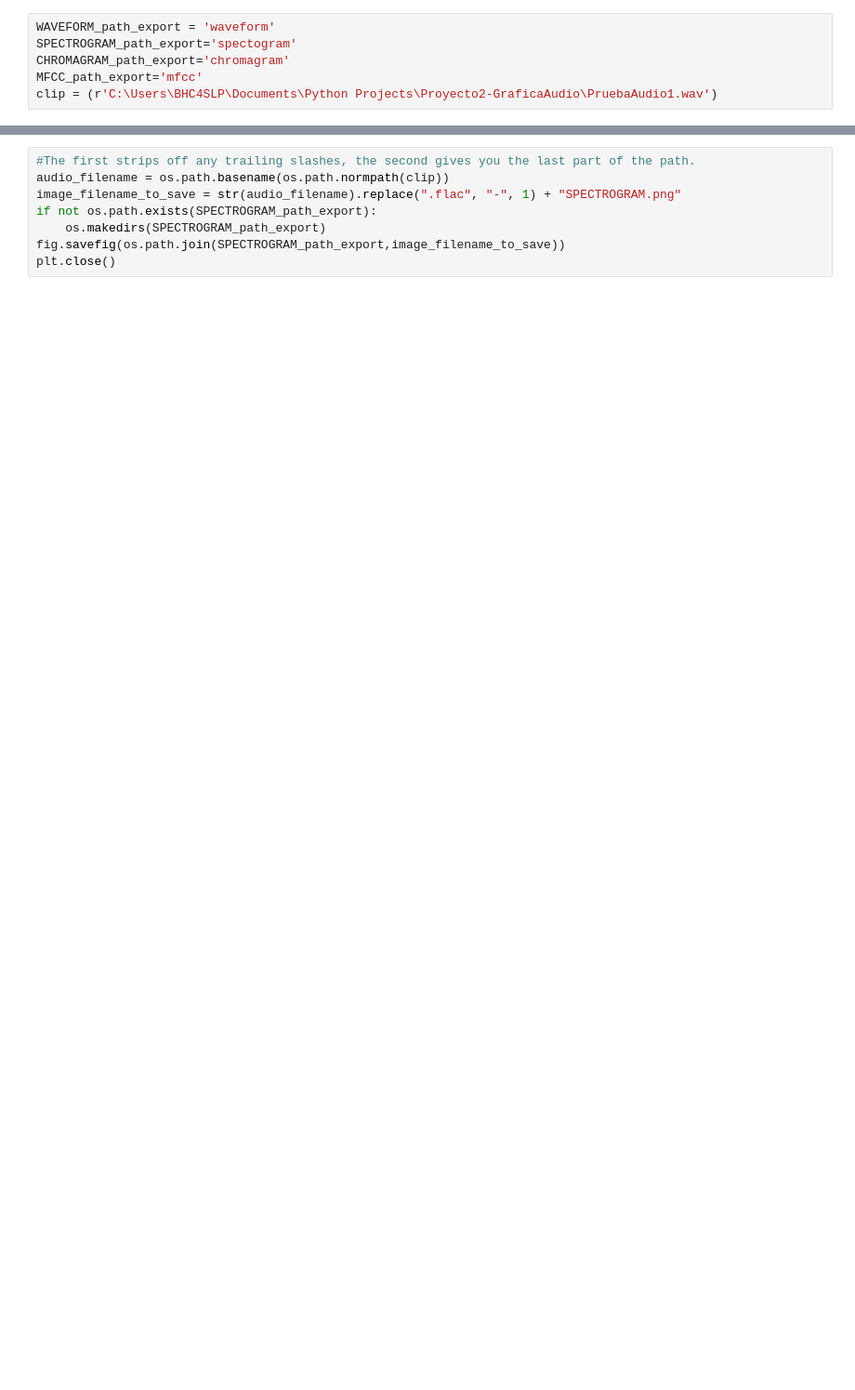
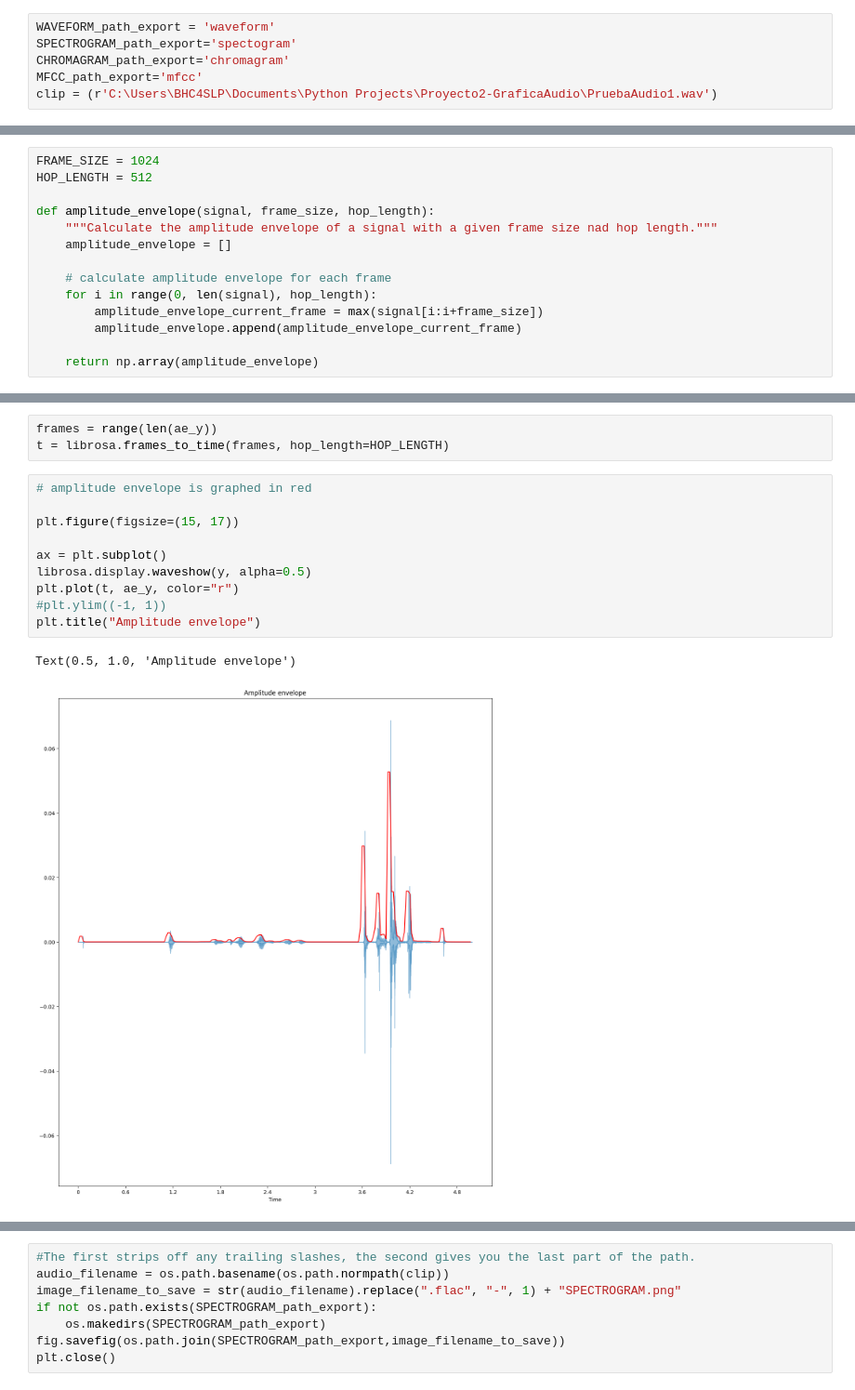
Before and after one commit to batres311/GraficaAudio, a Jupyter notebook: LibrosaGraficas.ipynb, the cells around one changed output, grey strips where cells are left out. Shown: that part at 93% size. Cells and saved outputs as stored; diff of their text form; blank space fills up the shorter version.

```diff
--- a/LibrosaGraficas.ipynb
+++ b/LibrosaGraficas.ipynb
@@ -32,0 +63,14 @@ plt.close()
+# %%
+FRAME_SIZE = 1024
+HOP_LENGTH = 512
+
+def amplitude_envelope(signal, frame_size, hop_length):
+    """Calculate the amplitude envelope of a signal with a given frame size nad hop length."""
+    amplitude_envelope = []
+
+    # calculate amplitude envelope for each frame
+    for i in range(0, len(signal), hop_length):
+        amplitude_envelope_current_frame = max(signal[i:i+frame_size])
+        amplitude_envelope.append(amplitude_envelope_current_frame)
+
+    return np.array(amplitude_envelope)
@@ -32,0 +89,16 @@ plt.close()
+# %%
+frames = range(len(ae_y))
+t = librosa.frames_to_time(frames, hop_length=HOP_LENGTH)
+# %%
+# amplitude envelope is graphed in red
+
+plt.figure(figsize=(15, 17))
+
+ax = plt.subplot()
+librosa.display.waveshow(y, alpha=0.5)
+plt.plot(t, ae_y, color="r")
+#plt.ylim((-1, 1))
+plt.title("Amplitude envelope")
+# %% [output]
+Text(0.5, 1.0, 'Amplitude envelope')
+[figure, added]
```
Also changed, not shown: parts of 31 cells of this notebook, 4 other files.
